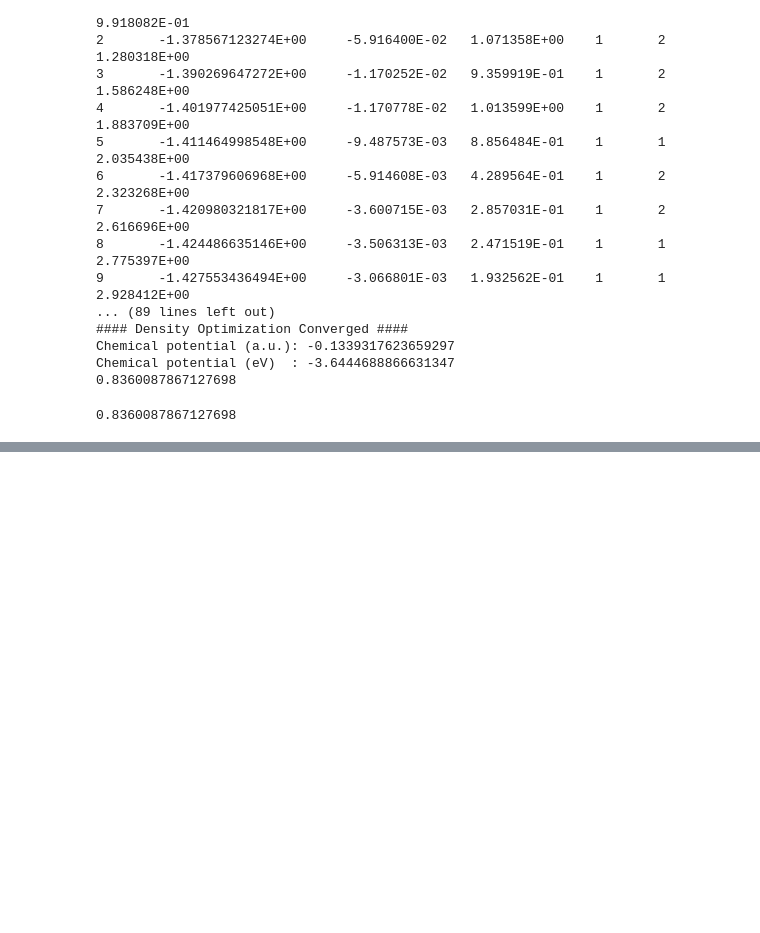
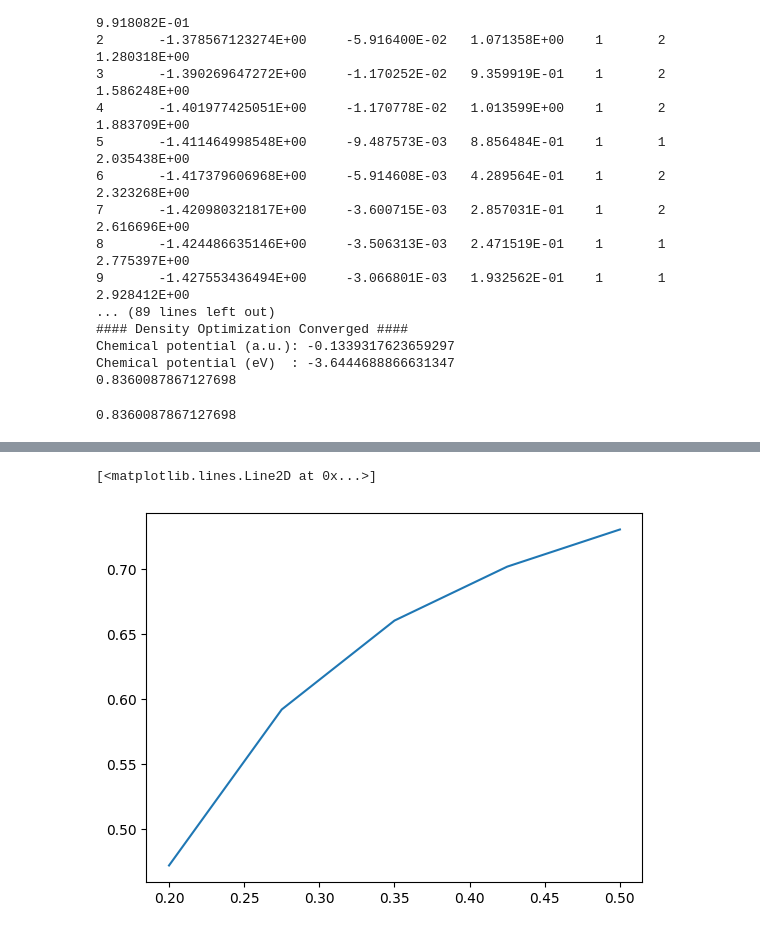
Before and after one commit to ValeriaRV99/wt, a Jupyter notebook: ks_calculations/Helium/DEN.ipynb, the cells around one changed output, grey strips where cells are left out. Saved outputs shown, nothing was run; the diff lists cells and outputs as text; code cells hidden in the pictures; blank space fills up the shorter version.

```diff
--- a/ks_calculations/Helium/DEN.ipynb
+++ b/ks_calculations/Helium/DEN.ipynb
@@ -54,7 +54,7 @@ material = Ions.from_ase(get_ions('he.vasp'))
 def min_delta_rho(x0, *args):
     rho_ks, ions = args
     KE = Functional(type='KEDF',name='WT', rho0=x0, sigma=0.02)
-#     ions.set_charges(4)
+    ions.set_charges(2)
     grid = DirectGrid(lattice=ions.cell, nr=[len(rho_ks),len(rho_ks),len(rho_ks[0,0])])
     rho_ini = DirectField(grid=grid)
     rho_ini[:] = ions.get_ncharges()/ions.cell.volume
@@ -167,3 +209,9 @@ Chemical potential (eV)  : -3.6444688866631347
 0.8360087867127698
 # %%
 np.save('rho_DEN', minn.x)
+# %%
+# rho0 = np.linspace(0, 0.001, 10)
+rho0 = [1e-7, 1e-6, 1e-4, 1e-3, 1e-2, 0.02, 1e-1]
+diff = []
+for i in rho0:
+    diff.append(min_delta_rho(i,rho_ks, material))
@@ -169,0 +236,5 @@ np.save('rho_DEN', minn.x)
+# %%
+rho01 = np.linspace(0, 0.2, 4)
+diff1 = []
+for i in rho01:
+    diff1.append(min_delta_rho(i,rho_ks, material))
@@ -169,0 +259,5 @@ np.save('rho_DEN', minn.x)
+# %%
+rho02 = np.linspace(0.2, 0.5, 5)
+diff2 = []
+for i in rho01:
+    diff1.append(min_delta_rho(i,rho_ks, material))
@@ -169,0 +282,5 @@ np.save('rho_DEN', minn.x)
+# %%
+plt.plot(rho02, np.asarray(diff1))
+# %% [output]
+[<matplotlib.lines.Line2D at 0x...>]
+[figure, added]
```
Also changed, not shown: parts of 11 cells of this notebook, 11 other files.
